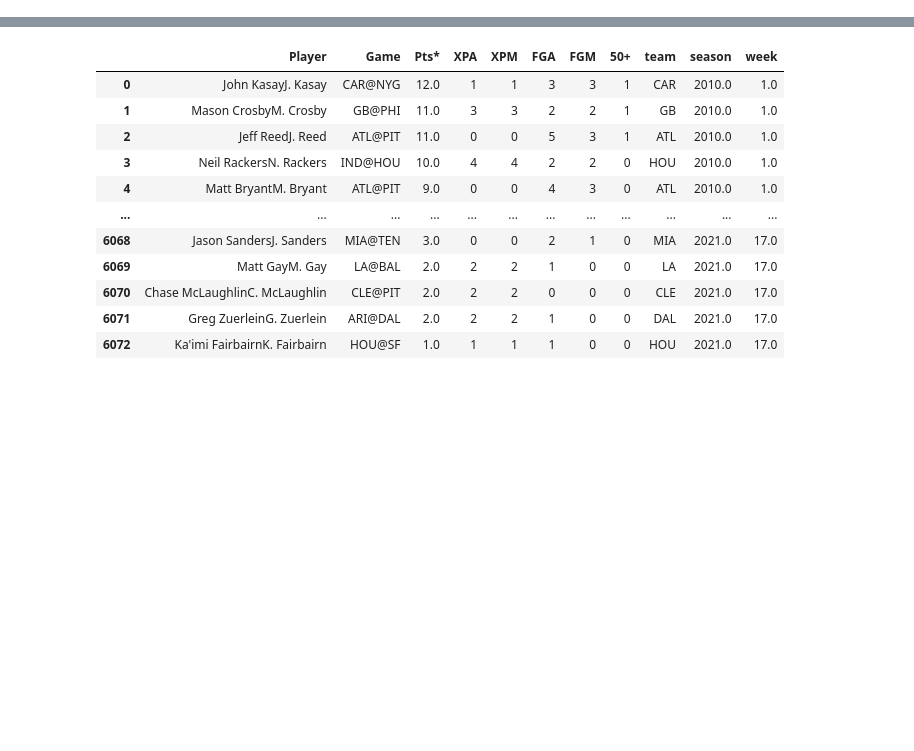
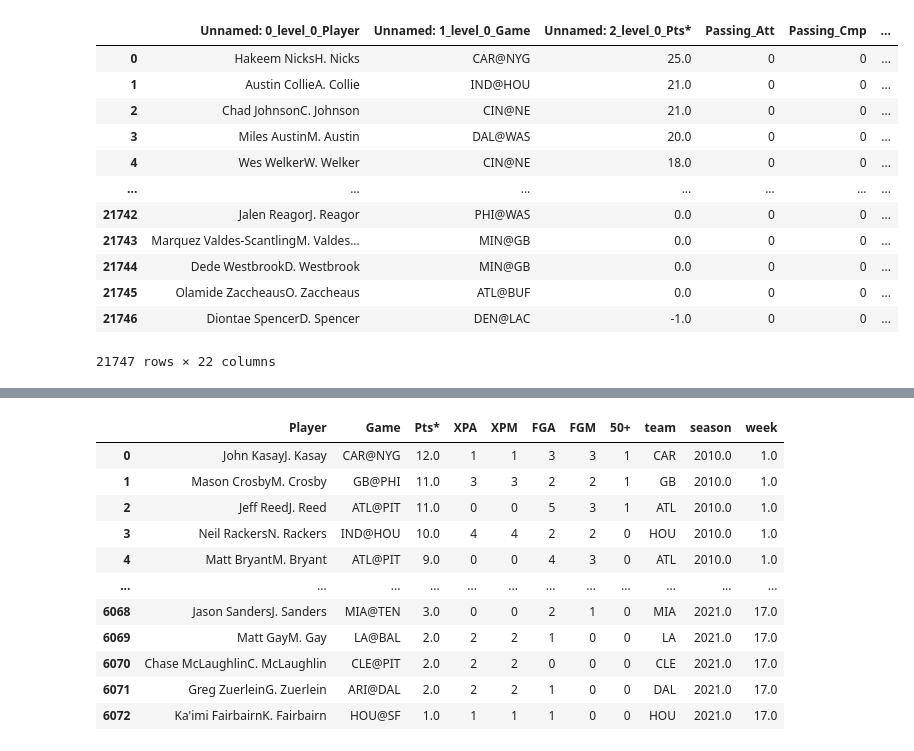
Before and after one commit to travisdharry/FantasyFootballPredictions, a Jupyter notebook: webscraping.ipynb, the cells around one changed output, grey strips where cells are left out. Saved outputs shown, nothing was run; the diff lists cells and outputs as text; code cells hidden in the pictures; blank space fills up the shorter version.

```diff
--- a/webscraping.ipynb
+++ b/webscraping.ipynb
@@ -77,0 +140,60 @@ df.to_csv('data_raw/weekly_offense.csv')
+# %%
+df=pd.DataFrame(columns=['Unnamed: 0_level_0_Player', 'Unnamed: 1_level_0_Game',
+       'Unnamed: 2_level_0_Pts*', 'Passing_Att', 'Passing_Cmp', 'Passing_Yds',
+       'Passing_TD', 'Passing_Int', 'Passing_2Pt', 'Rushing_Att',
+       'Rushing_Yds', 'Rushing_TD', 'Rushing_2Pt', 'Receiving_Rec',
+       'Receiving_Yds', 'Receiving_TD', 'Receiving_2Pt', 'Fumbles_FL',
+       'Fumbles_TD'])
+capa = DesiredCapabilities.CHROME
+capa["pageLoadStrategy"] = "none"
+
+for i in range(2010, 2022):
+    for j in range(1, 18):
+
+        season = i
+        week = j
+
+        # Scrape web for stats
+        url = f"https://www.footballdb.com/fantasy-football/index.html?pos=WR&yr={season}&wk={week}&key=48ca46aa7d721af4d58dccc0c249a1c4"
+
+        PATH = "/Applications/chromedriver"
+        driver = webdriver.Chrome(service=Service(PATH), desired_capabilities=capa)
+        wait = WebDriverWait(driver, 20)
+        driver.get(url)
+
+        wait.until(EC.presence_of_element_located((By.XPATH, "//div[@id='leftcol']/div[3]/table")))
+        driver.execute_script("window.stop();")
+
+        result = pd.read_html(driver.find_element(By.XPATH, value="//div[@id='leftcol']/div[3]/table").get_attribute("outerHTML"))
+        regex_result = driver.find_element(By.XPATH, value="//div[@id='leftcol']/div[3]/table/tbody").get_attribute("outerHTML")
+
+        # find player's team based on which team is bolded
+        regex_teams = re.findall("<b>(.*?)</b>", regex_result)
+
+        # flatten multiindex
+        result = result[0]
+        result.columns = result.columns.get_level_values(0) + '_' +  result.columns.get_level_values(1)
+
+        # Set values for new columns
+        result['team'] = regex_teams
+        result['season'] = season
+        result['week'] = week
+
+        # concatenate to master df
+        df = pd.concat([df, result], axis=0, ignore_index=True)
+
+df
+# %% [output]
+|  | Unnamed: 0_level_0_Player | Unnamed: 1_level_0_Game | Unnamed: 2_level_0_Pts* | Passing_Att | Passing_Cmp | ... |
+| 0 | Hakeem NicksH. Nicks | CAR@NYG | 25.0 | 0 | 0 | ... |
+| 1 | Austin CollieA. Collie | IND@HOU | 21.0 | 0 | 0 | ... |
+| 2 | Chad JohnsonC. Johnson | CIN@NE | 21.0 | 0 | 0 | ... |
+| 3 | Miles AustinM. Austin | DAL@WAS | 20.0 | 0 | 0 | ... |
+| 4 | Wes WelkerW. Welker | CIN@NE | 18.0 | 0 | 0 | ... |
+| ... | ... | ... | ... | ... | ... | ... |
+| 21742 | Jalen ReagorJ. Reagor | PHI@WAS | 0.0 | 0 | 0 | ... |
+| 21743 | Marquez Valdes-ScantlingM. Valdes... | MIN@GB | 0.0 | 0 | 0 | ... |
+| 21744 | Dede WestbrookD. Westbrook | MIN@GB | 0.0 | 0 | 0 | ... |
+| 21745 | Olamide ZaccheausO. Zaccheaus | ATL@BUF | 0.0 | 0 | 0 | ... |
+| 21746 | Diontae SpencerD. Spencer | DEN@LAC | -1.0 | 0 | 0 | ... |
+21747 rows × 22 columns
```
Also changed, not shown: parts of 7 cells of this notebook, 3 other files.
